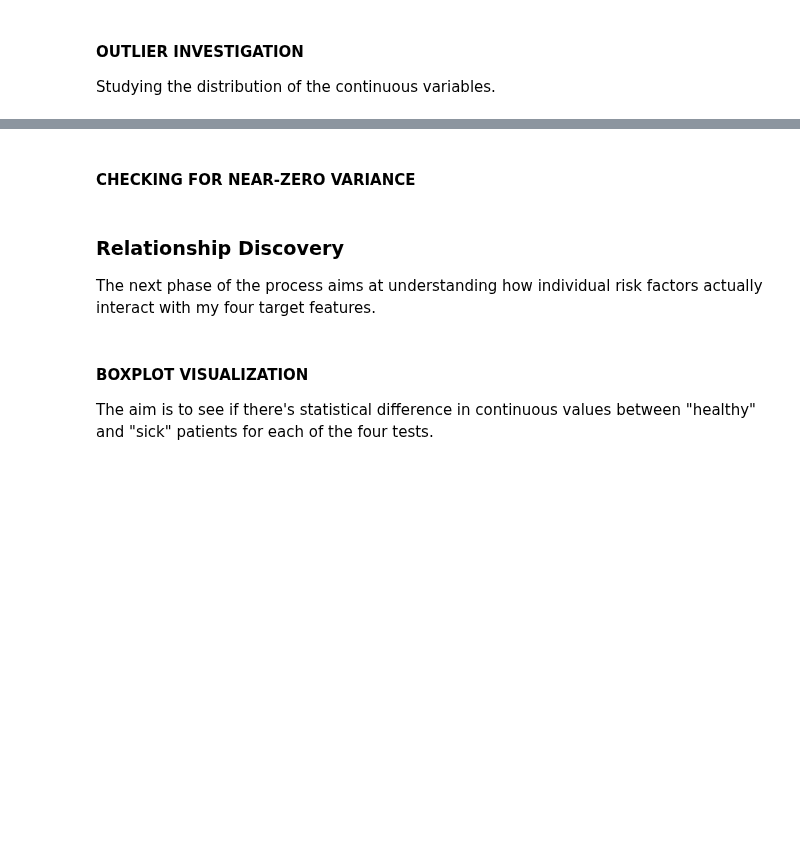
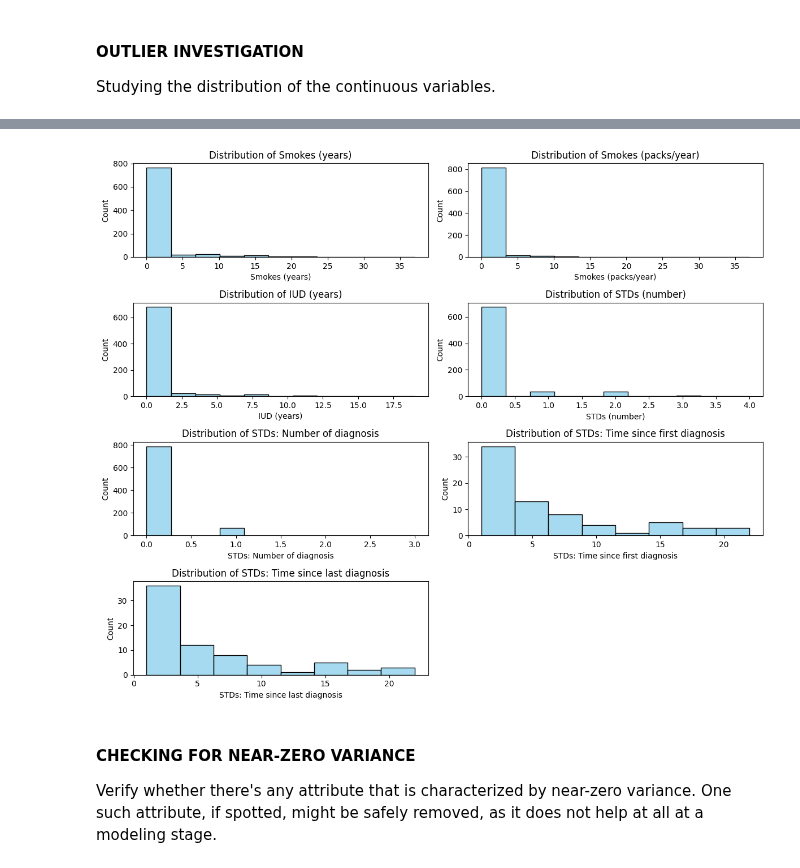
Before and after one commit to Filippo7206/unibo-dtm-ml-2526-cervical-cancer-predictor, a Jupyter notebook: notebooks/01_eda.ipynb, the cells around one changed output, grey strips where cells are left out. Cells and saved outputs as stored; diff of their text form; code cells hidden in the pictures; blank space fills up the shorter version.

```diff
--- a/notebooks/01_eda.ipynb
+++ b/notebooks/01_eda.ipynb
@@ -437,8 +439,18 @@ plt.show()
+# %%
+#using histograms to show the distribution of those features that are not suitable for outlier detection via boxplots
+#(because of the high number of zero values and the skewness of the distribution)
+cols_to_check_hist = ['Smokes (years)', 'Smokes (packs/year)','IUD (years)', 'STDs (number)',
+                       'STDs: Number of diagnosis','STDs: Time since first diagnosis', 'STDs: Time since last diagnosis']
+
+plt.figure(figsize=(12, 10))
+for i, col in enumerate(cols_to_check_hist):
+    plt.subplot(4,2,i+1)
+    sns.histplot(x=df[col],color='skyblue')
+    plt.title(f'Distribution of {col}')
+plt.tight_layout()
+plt.show()
+# %% [output]
+[figure, added]
 # %% [markdown]
 #### CHECKING FOR NEAR-ZERO VARIANCE
+Verify whether there's any attribute that is characterized by near-zero variance. One such attribute, if spotted, might be safely removed, as it does not help at all at a modeling stage.
-# %% [markdown]
-### Relationship Discovery
-The next phase of the process aims at understanding how individual risk factors actually interact with my four target features.
-# %% [markdown]
-#### BOXPLOT VISUALIZATION
-The aim is to see if there's statistical difference in continuous values between "healthy" and "sick" patients for each of the four tests.
```
Also changed, not shown: parts of 5 cells of this notebook.
